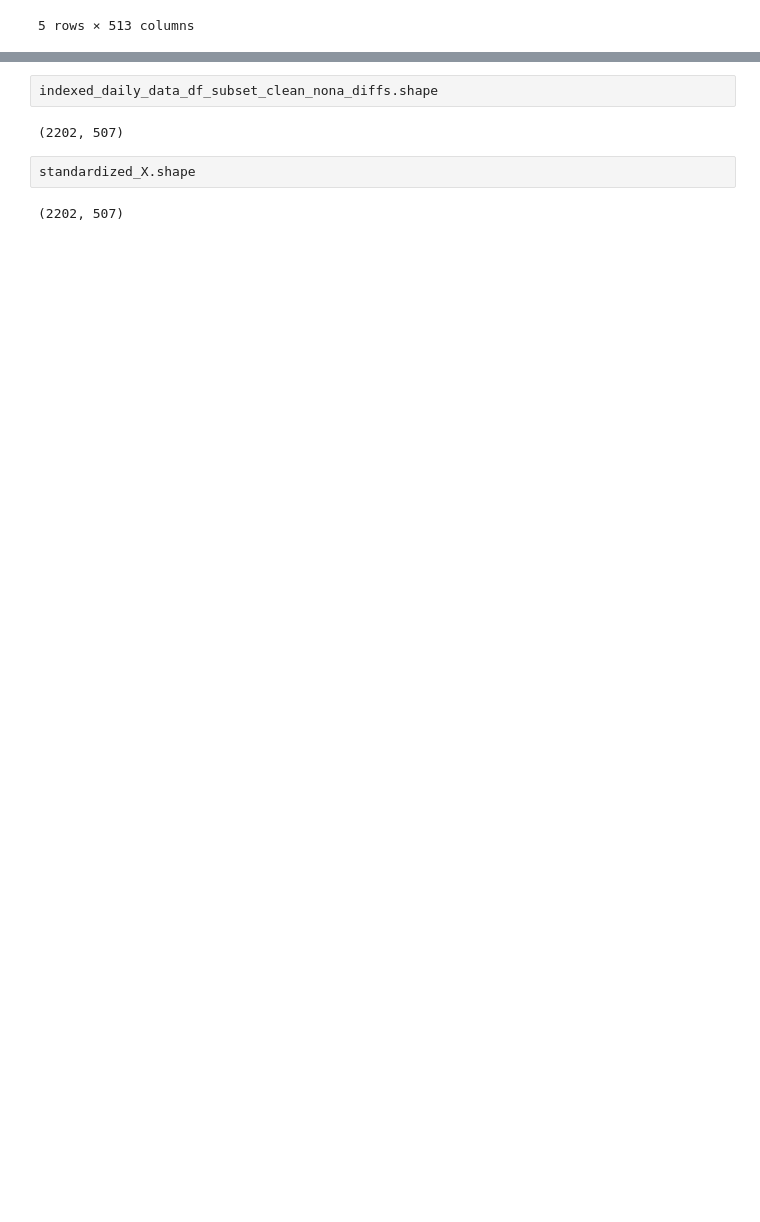
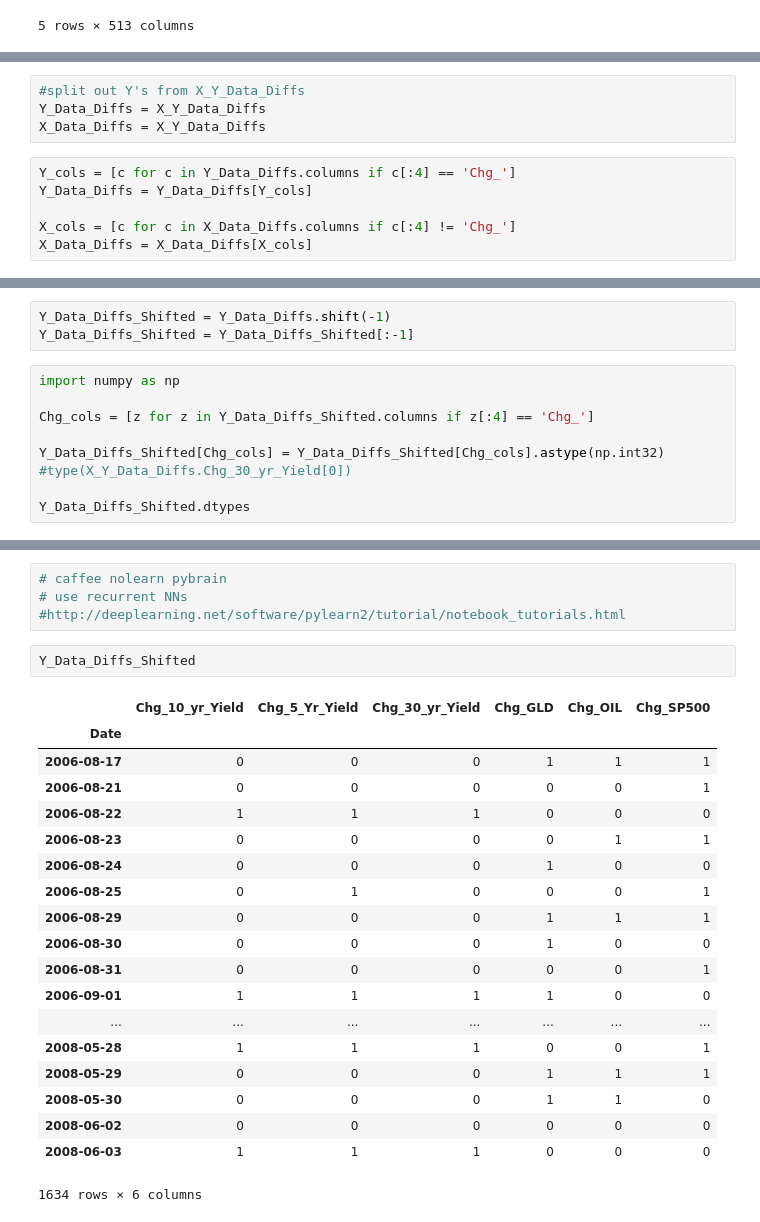
Before and after one commit to wilkung/Predicting_Markets_with_Neural_Nets, a Jupyter notebook: kojack_wilson.ipynb, the cells around one changed output, grey strips where cells are left out. Drawn from its saved outputs; the diff is of its cells as text; blank space fills up the shorter version.

```diff
--- a/kojack_wilson.ipynb
+++ b/kojack_wilson.ipynb
@@ -327,0 +432,10 @@ X_Y_Data_Diffs.PX_10_yr_Yield[X_Y_Data_Diffs.PX_10_yr_Yield > 0] = 1
+# %%
+#split out Y's from X_Y_Data_Diffs
+Y_Data_Diffs = X_Y_Data_Diffs
+X_Data_Diffs = X_Y_Data_Diffs
+# %%
+Y_cols = [c for c in Y_Data_Diffs.columns if c[:4] == 'Chg_']
+Y_Data_Diffs = Y_Data_Diffs[Y_cols]
+
+X_cols = [c for c in X_Data_Diffs.columns if c[:4] != 'Chg_']
+X_Data_Diffs = X_Data_Diffs[X_cols]
@@ -327,0 +452,12 @@ X_Y_Data_Diffs.PX_10_yr_Yield[X_Y_Data_Diffs.PX_10_yr_Yield > 0] = 1
+# %%
+Y_Data_Diffs_Shifted = Y_Data_Diffs.shift(-1)
+Y_Data_Diffs_Shifted = Y_Data_Diffs_Shifted[:-1]
+# %%
+import numpy as np
+
+Chg_cols = [z for z in Y_Data_Diffs_Shifted.columns if z[:4] == 'Chg_']
+
+Y_Data_Diffs_Shifted[Chg_cols] = Y_Data_Diffs_Shifted[Chg_cols].astype(np.int32)
+#type(X_Y_Data_Diffs.Chg_30_yr_Yield[0])
+
+Y_Data_Diffs_Shifted.dtypes
@@ -357,8 +542,26 @@ Date
-# %%
-indexed_daily_data_df_subset_clean_nona_diffs.shape
-# %% [output]
-(2202, 507)
-# %%
-standardized_X.shape
-# %% [output]
-(2202, 507)
+# %%
+# caffee nolearn pybrain
+# use recurrent NNs
+#http://deeplearning.net/software/pylearn2/tutorial/notebook_tutorials.html
+# %%
+Y_Data_Diffs_Shifted
+# %% [output]
+|  | Chg_10_yr_Yield | Chg_5_Yr_Yield | Chg_30_yr_Yield | Chg_GLD | Chg_OIL | Chg_SP500 |
+| Date |  |  |  |  |  |  |
+| 2006-08-17 | 0 | 0 | 0 | 1 | 1 | 1 |
+| 2006-08-21 | 0 | 0 | 0 | 0 | 0 | 1 |
+| 2006-08-22 | 1 | 1 | 1 | 0 | 0 | 0 |
+| 2006-08-23 | 0 | 0 | 0 | 0 | 1 | 1 |
+| 2006-08-24 | 0 | 0 | 0 | 1 | 0 | 0 |
+| 2006-08-25 | 0 | 1 | 0 | 0 | 0 | 1 |
+| 2006-08-29 | 0 | 0 | 0 | 1 | 1 | 1 |
+| 2006-08-30 | 0 | 0 | 0 | 1 | 0 | 0 |
+| 2006-08-31 | 0 | 0 | 0 | 0 | 0 | 1 |
+| 2006-09-01 | 1 | 1 | 1 | 1 | 0 | 0 |
+| ... | ... | ... | ... | ... | ... | ... |
+| 2008-05-28 | 1 | 1 | 1 | 0 | 0 | 1 |
+| 2008-05-29 | 0 | 0 | 0 | 1 | 1 | 1 |
+| 2008-05-30 | 0 | 0 | 0 | 1 | 1 | 0 |
+| 2008-06-02 | 0 | 0 | 0 | 0 | 0 | 0 |
+| 2008-06-03 | 1 | 1 | 1 | 0 | 0 | 0 |
+1634 rows × 6 columns
```
Also changed, not shown: parts of 21 cells of this notebook, 1 other file.
